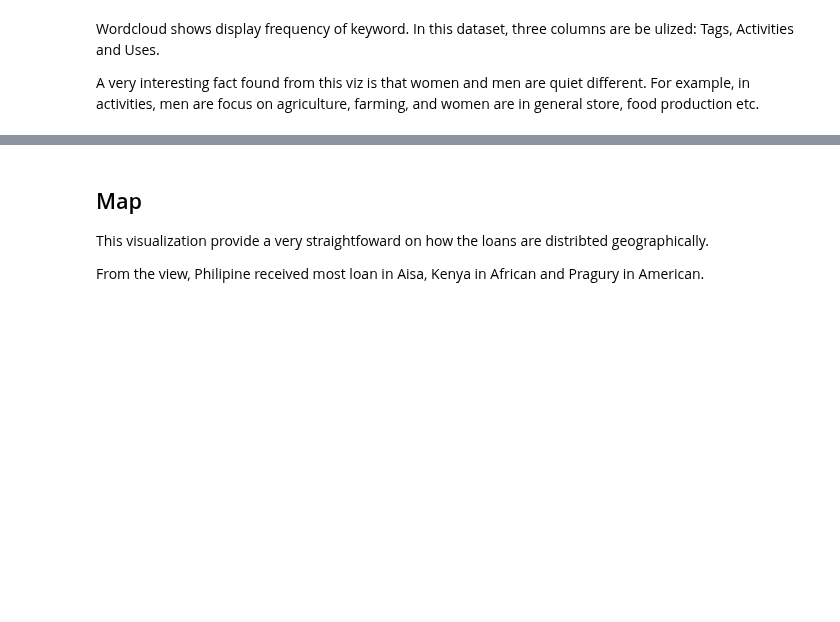
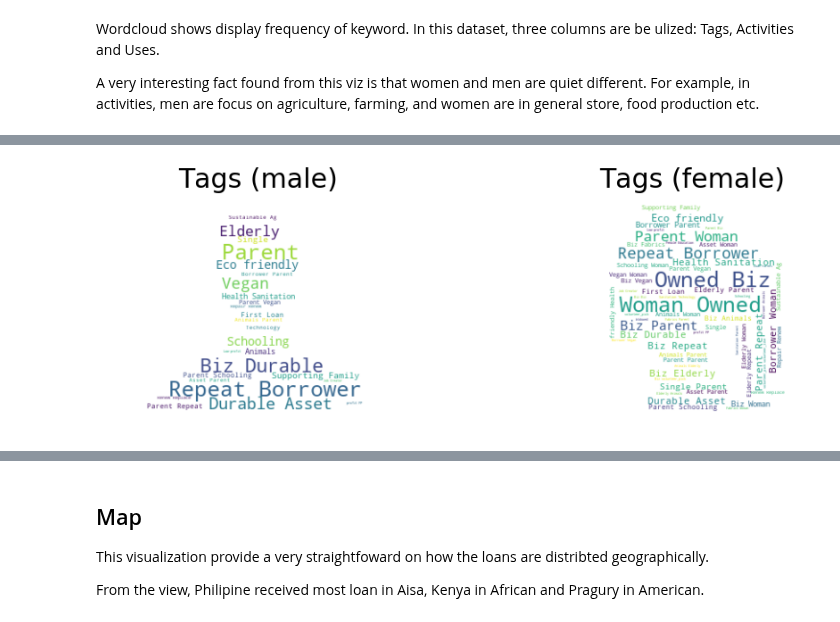
Before and after one commit to feng443/RUDS-Proj1-Kiva-Crowd-Funding-Visualization, a Jupyter notebook: KivaDataVisualization.ipynb, the cells around one changed output, grey strips where cells are left out. Saved outputs shown, nothing was run; the diff lists cells and outputs as text; code cells hidden in the pictures; blank space fills up the shorter version.

```diff
--- a/KivaDataVisualization.ipynb
+++ b/KivaDataVisualization.ipynb
@@ -31,0 +21,5 @@ draw_wordcloud(loan_data)
+# %%
+%run narcos/word_cloud.py
+plot_all_and_genders_wordcloud(loan_data, 'tags')
+# %% [output]
+[figure, added]
```
Also changed, not shown: parts of 9 cells of this notebook, 5 other files.
